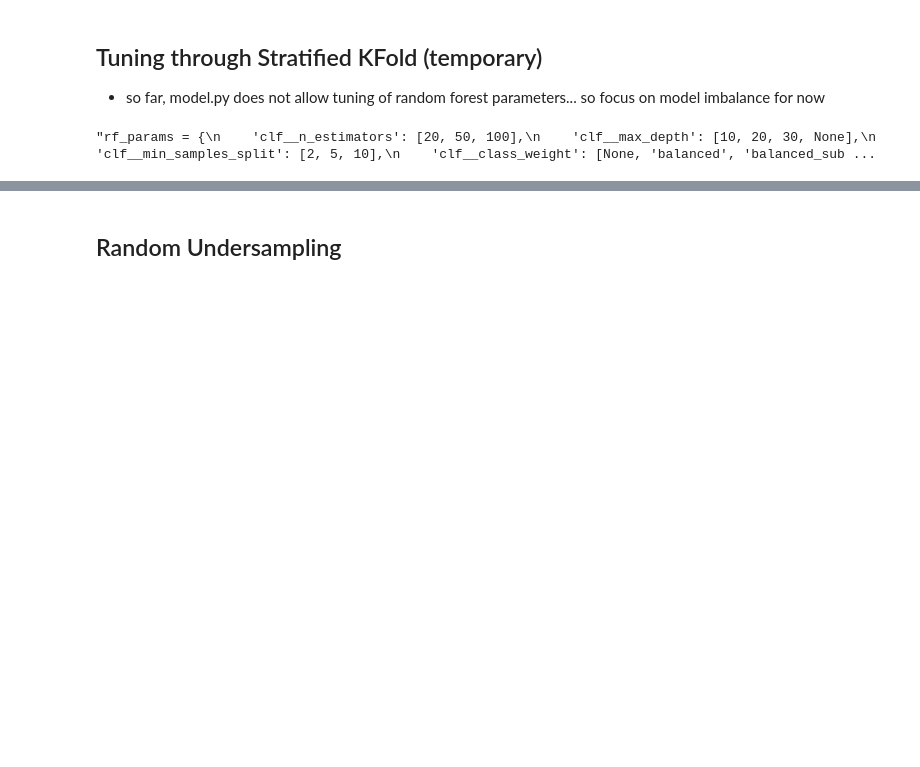
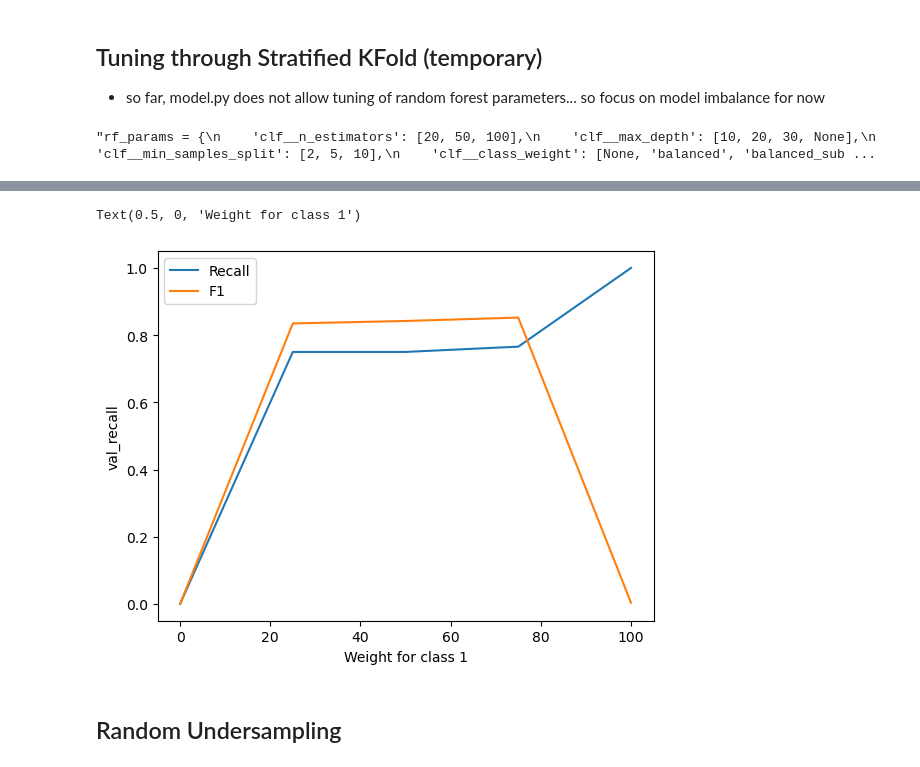
Before and after one commit to R-Vel/ML_Lab1, a Jupyter notebook: report.ipynb, the cells around one changed output, grey strips where cells are left out. Cells and saved outputs as stored; diff of their text form; code cells hidden in the pictures; blank space fills up the shorter version.

```diff
--- a/report.ipynb
+++ b/report.ipynb
@@ -215,3 +297,16 @@ print("Validation Set Confusion Matrix:\n", pd.DataFrame(confusion_matrix(y_val,
+# %%
+#Ploting f1 score for different weights
+cw_results_df = pd.DataFrame(cw_results,
+                             columns=["0_w",
+                                      "1_w",
+                                      "train_f1", "train_recall",
+                                      "val_f1", "val_recall"])
+sns.lineplot(data=cw_results_df, x="1_w", y="val_recall", label="Recall")
+sns.lineplot(data=cw_results_df, x="1_w", y="val_f1", label="F1")
+plt.xlabel('Weight for class 1')
+# %% [output]
+Text(0.5, 0, 'Weight for class 1')
+[figure, added]
 # %% [markdown]
 ## Random Undersampling
 # %%
```
Also changed, not shown: parts of 45 cells of this notebook.
